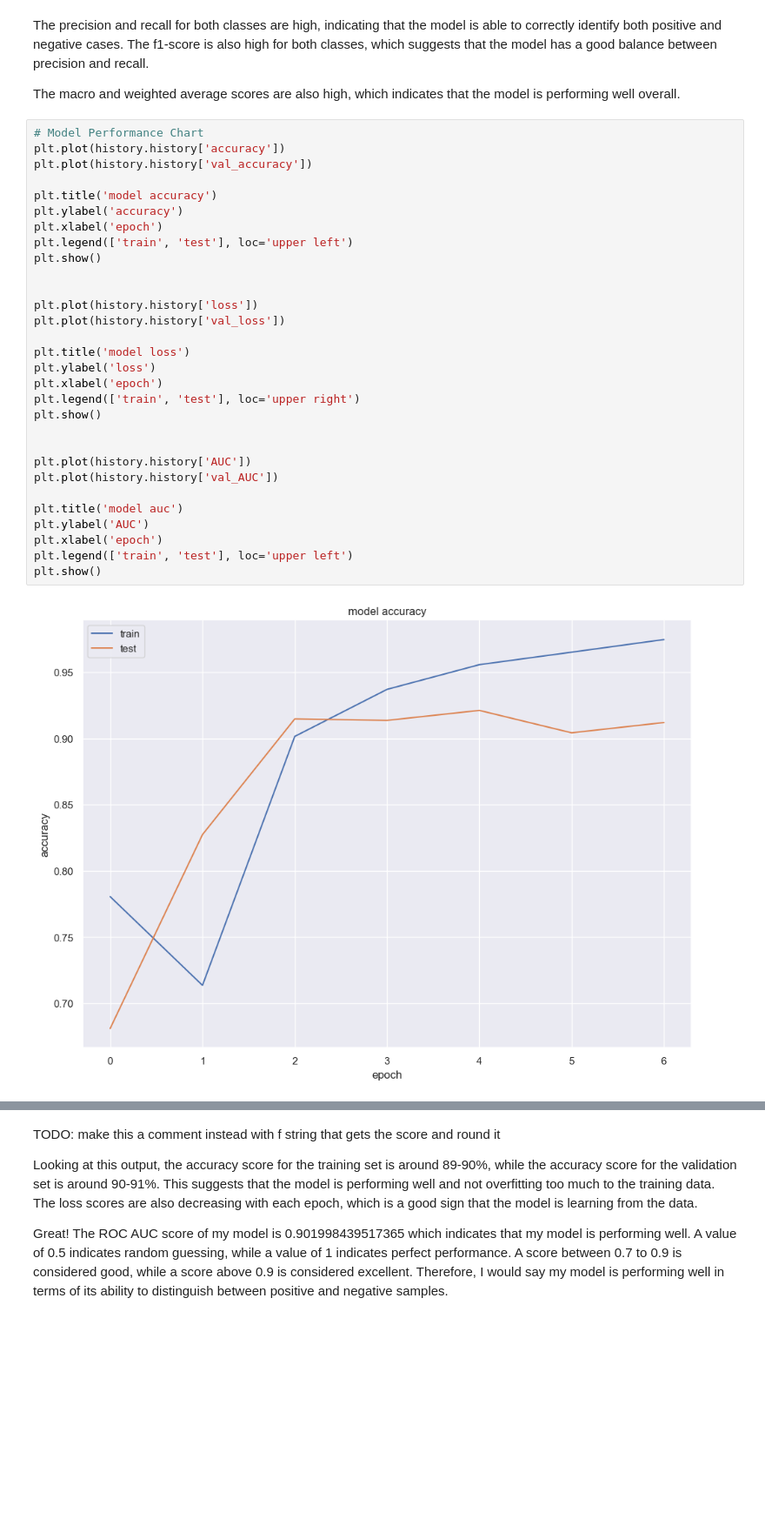
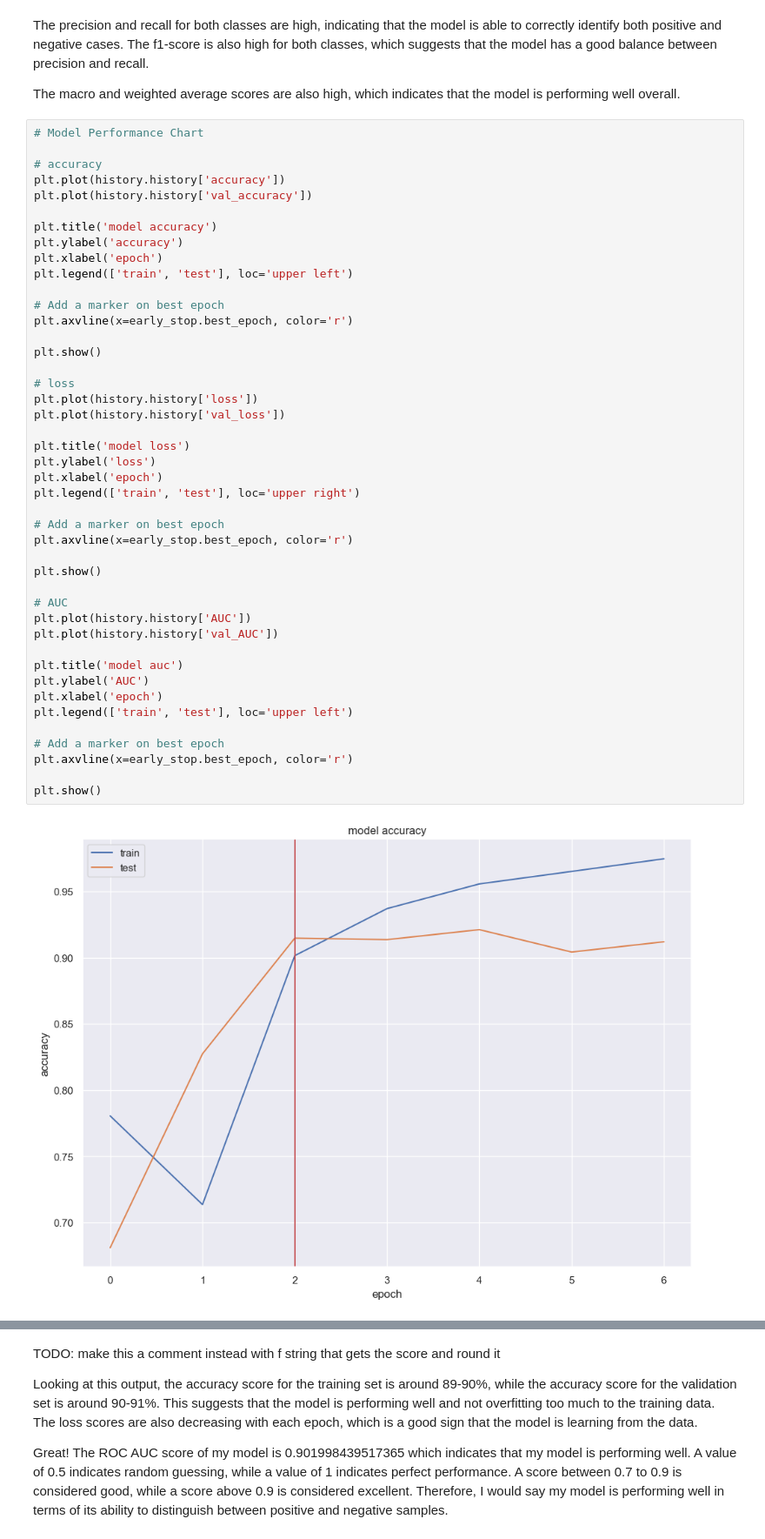
Before and after one commit to Shahmaan/Examensarbete_DS21, a Jupyter notebook: rnn_sentiment_analysis.ipynb, the cells around one changed output, grey strips where cells are left out. Shown at 87% size. Saved outputs shown, nothing was run; the diff lists cells and outputs as text; blank space fills up the shorter version.

Commit message:
Updated the Model Performance Chart

```diff
--- a/rnn_sentiment_analysis.ipynb
+++ b/rnn_sentiment_analysis.ipynb
@@ -832,33 +832,47 @@ The precision and recall for both classes are high, indicating that the model is
 The macro and weighted average scores are also high, which indicates that the model is performing well overall.
 # %%
 # Model Performance Chart
+
+# accuracy
 plt.plot(history.history['accuracy'])
 plt.plot(history.history['val_accuracy'])
 
 plt.title('model accuracy')
 plt.ylabel('accuracy')
 plt.xlabel('epoch')
 plt.legend(['train', 'test'], loc='upper left')
+
+# Add a marker on best epoch
+plt.axvline(x=early_stop.best_epoch, color='r')
+
 plt.show()
 
-
+# loss
 plt.plot(history.history['loss'])
 plt.plot(history.history['val_loss'])
 
 plt.title('model loss')
 plt.ylabel('loss')
 plt.xlabel('epoch')
 plt.legend(['train', 'test'], loc='upper right')
+
+# Add a marker on best epoch
+plt.axvline(x=early_stop.best_epoch, color='r')
+
 plt.show()
 
-
+# AUC
 plt.plot(history.history['AUC'])
 plt.plot(history.history['val_AUC'])
 
 plt.title('model auc')
 plt.ylabel('AUC')
 plt.xlabel('epoch')
 plt.legend(['train', 'test'], loc='upper left')
+
+# Add a marker on best epoch
+plt.axvline(x=early_stop.best_epoch, color='r')
+
 plt.show()
 # %% [output]
-[figure, old version]
+[figure, new version]
```
Also changed, not shown: parts of 1 cell of this notebook.
